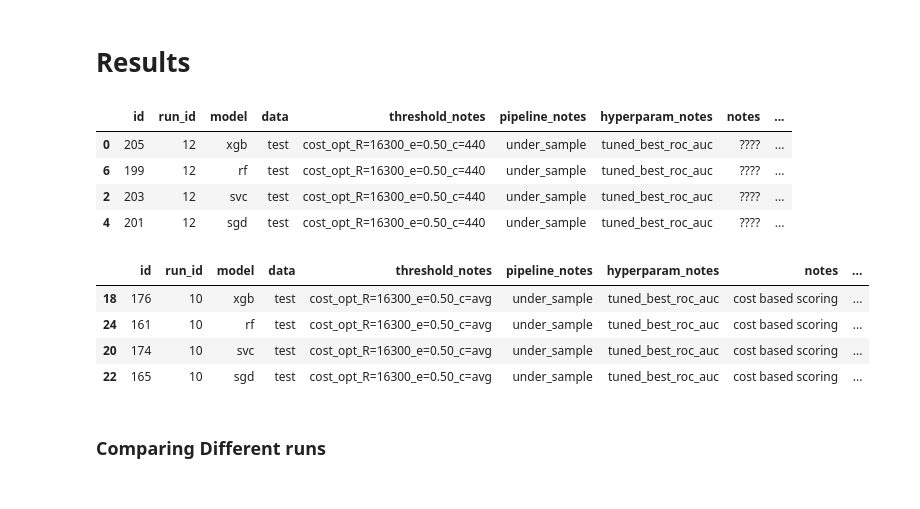
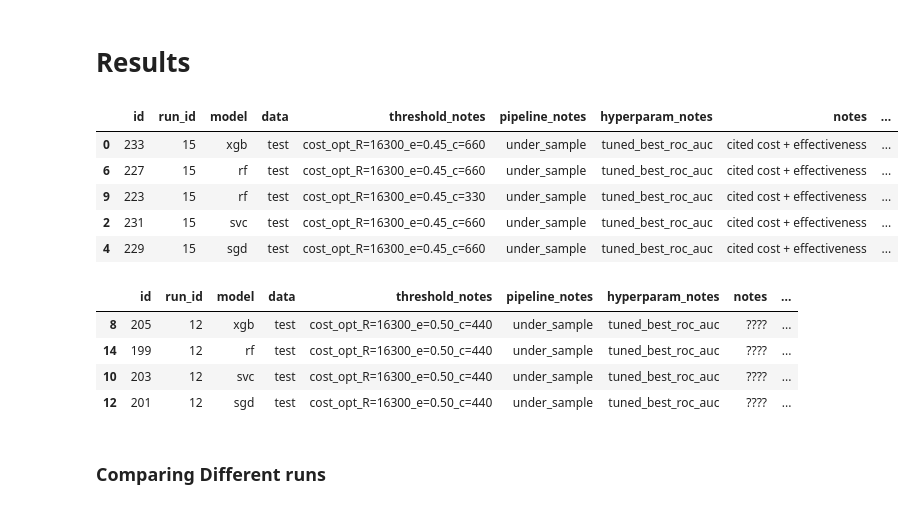
Before and after one commit to meaton96/Eaton_633_Project, a Jupyter notebook: notebooks/000_Main.ipynb, the cells around one changed output. Saved outputs shown, nothing was run; the diff lists cells and outputs as text; code cells hidden in the pictures.

```diff
--- a/notebooks/000_Main.ipynb
+++ b/notebooks/000_Main.ipynb
@@ -6,20 +6,20 @@ from shared_util.pipelines import ModelPipeline
 import warnings
 warnings.filterwarnings('ignore')
 
-METRICS_DB_ID = 12
-METRICS_NOTES = "????"
+METRICS_DB_ID = 15
+METRICS_NOTES = "cited cost + effectiveness"
 PCA = False
 scaler = 'standard' # 'standard' for StandardScaler or 'power' for PowerTransformer (yeo-johnson)
 
 R = 16_300 # Average cost of readmission (Jiang and Hensche, 2023)
-e = 0.50 # estimated program effectiveness - start 50/50 needs to be established during clinical trials
-m_cost_list = [150, 220, 300, 440, 1000] # program costs 30-60 days, $150-$220 per patient per month
-COST_PREF = 440 # 2 month high end monitoring cost
+e = 0.45 # estimated program effectiveness - estimate 45% for target cohort, studies show >50%
+m_cost_list = [150, 220, 330, 440, 660, 1000] # program costs 30-60 days, $150-$220 per patient per month
+COST_PREF = 660 # 2 month high end monitoring cost
 
 UPDATE_DATABASE = True
 GET_BASELINE = False
 SHOW_FEAT_IMPORTANCE = False
-USE_PRE_COMPUTED_HYPERPARAMS = False
+USE_PRE_COMPUTED_HYPERPARAMS = True
 
 LOG_TRANSFORM_COLS = np.array(
     ['num_medications', 'num_procedures', 'time_in_hospital', 'number_inpatient'
@@ -31,49 +31,50 @@ from shared_util.fetch import fetch_metric, fetch_all_metrics
 import pandas as pd
 from shared_util.pd_util import filter_df
 
-metrics_df = filter_df(fetch_all_metrics(), run_id=[10,11,12,13])
+metrics_df = filter_df(fetch_all_metrics())
 
 pca_ = filter_df(metrics_df, run_id=2)
 log_scale_ = filter_df(metrics_df, run_id=1)
 pt_ = filter_df(metrics_df, run_id=3)
 pt_log = filter_df(metrics_df, run_id=4)
 bin_v2 = filter_df(metrics_df, run_id=5)
 bin_v3 = filter_df(metrics_df, run_id=6)
 
 # pca_results_df = fetch_metric(run_id=2)
 # results_df = fetch_metric(run_id=1)
 
 # pt_df = fetch_metric(run_id=3)
 
 # pt_log_df = fetch_metric(run_id=4)
 
 # new_bin = fetch_metric(run_id=5)
 
 # bin_3 = fetch_metric(run_id=6)
 
 
 
 test_df = filter_df(metrics_df, data=['test'])
 
 
 most_recent_df = filter_df(metrics_df, run_id=[METRICS_DB_ID])
 
 
 filter_df(most_recent_df, data='test').head(5)
 # %% [output]
 |  | id | run_id | model | data | threshold_notes | pipeline_notes | hyperparam_notes | notes | ... |
-| 0 | 205 | 12 | xgb | test | cost_opt_R=16300_e=0.50_c=440 | under_sample | tuned_best_roc_auc | ???? | ... |
-| 6 | 199 | 12 | rf | test | cost_opt_R=16300_e=0.50_c=440 | under_sample | tuned_best_roc_auc | ???? | ... |
-| 2 | 203 | 12 | svc | test | cost_opt_R=16300_e=0.50_c=440 | under_sample | tuned_best_roc_auc | ???? | ... |
-| 4 | 201 | 12 | sgd | test | cost_opt_R=16300_e=0.50_c=440 | under_sample | tuned_best_roc_auc | ???? | ... |
+| 0 | 233 | 15 | xgb | test | cost_opt_R=16300_e=0.45_c=660 | under_sample | tuned_best_roc_auc | cited cost + effectiveness | ... |
+| 6 | 227 | 15 | rf | test | cost_opt_R=16300_e=0.45_c=660 | under_sample | tuned_best_roc_auc | cited cost + effectiveness | ... |
+| 9 | 223 | 15 | rf | test | cost_opt_R=16300_e=0.45_c=330 | under_sample | tuned_best_roc_auc | cited cost + effectiveness | ... |
+| 2 | 231 | 15 | svc | test | cost_opt_R=16300_e=0.45_c=660 | under_sample | tuned_best_roc_auc | cited cost + effectiveness | ... |
+| 4 | 229 | 15 | sgd | test | cost_opt_R=16300_e=0.45_c=660 | under_sample | tuned_best_roc_auc | cited cost + effectiveness | ... |
 # %%
-filter_df(metrics_df, run_id=[10], data=['test']).head(5) # higher plan cost
+filter_df(metrics_df, run_id=[12], data=['test']).head(5) # 50% plan effectiveness
 # %% [output]
 |  | id | run_id | model | data | threshold_notes | pipeline_notes | hyperparam_notes | notes | ... |
-| 18 | 176 | 10 | xgb | test | cost_opt_R=16300_e=0.50_c=avg | under_sample | tuned_best_roc_auc | cost based scoring | ... |
-| 24 | 161 | 10 | rf | test | cost_opt_R=16300_e=0.50_c=avg | under_sample | tuned_best_roc_auc | cost based scoring | ... |
-| 20 | 174 | 10 | svc | test | cost_opt_R=16300_e=0.50_c=avg | under_sample | tuned_best_roc_auc | cost based scoring | ... |
-| 22 | 165 | 10 | sgd | test | cost_opt_R=16300_e=0.50_c=avg | under_sample | tuned_best_roc_auc | cost based scoring | ... |
+| 8 | 205 | 12 | xgb | test | cost_opt_R=16300_e=0.50_c=440 | under_sample | tuned_best_roc_auc | ???? | ... |
+| 14 | 199 | 12 | rf | test | cost_opt_R=16300_e=0.50_c=440 | under_sample | tuned_best_roc_auc | ???? | ... |
+| 10 | 203 | 12 | svc | test | cost_opt_R=16300_e=0.50_c=440 | under_sample | tuned_best_roc_auc | ???? | ... |
+| 12 | 201 | 12 | sgd | test | cost_opt_R=16300_e=0.50_c=440 | under_sample | tuned_best_roc_auc | ???? | ... |
 # %% [markdown]
 ### Comparing Different runs
 # %%
```
Also changed, not shown: parts of 14 cells of this notebook, 3 other files.
